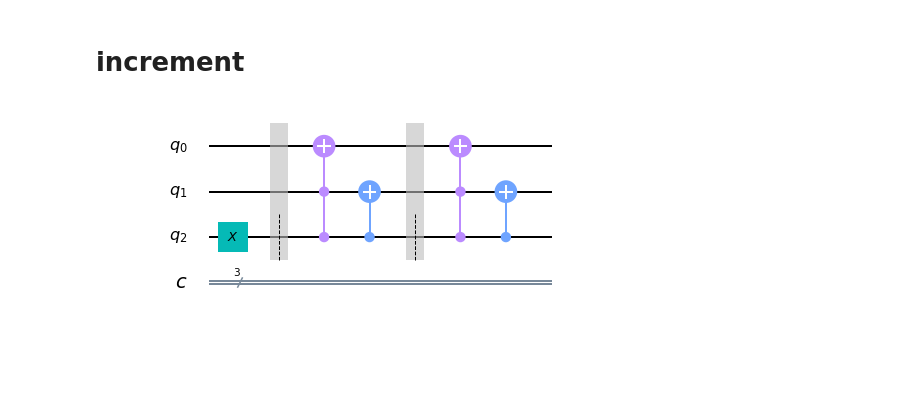
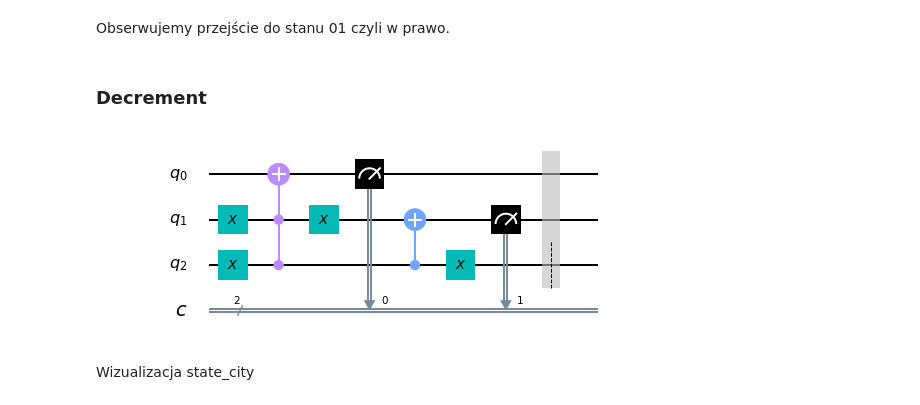
Before and after one commit to mijapa/mathematical-methods-of-quantum-computer-science, a Jupyter notebook: lab5/lab5_0_1.ipynb, the cells around one changed output. Saved outputs shown, nothing was run; the diff lists cells and outputs as text; code cells hidden in the pictures; blank space fills up the shorter version.

Commit message:
correct lab 5 - quantum random walk

```diff
--- a/lab5/lab5_0_1.ipynb
+++ b/lab5/lab5_0_1.ipynb
@@ -5,16 +67,23 @@ from qiskit import *
+# %% [markdown]
+Obserwujemy przejście do stanu 01 czyli w prawo.
 # %% [markdown]
-# increment
+### Decrement
 # %%
-circ = QuantumCircuit(3,3)
+circ = QuantumCircuit(3,2)
+circ.x(1)
+circ.x(2)
+circ.ccx(2,1,0)
+circ.x(1)
+circ.cx(2,1)
 circ.x(2)
 circ.barrier(2)
-circ.ccx(2,1,0)
-circ.cx(2,1)
-circ.barrier(2)
-#circ.measure(0,0)
+circ.measure(0,0)
+circ.measure(1,1)
 circ.draw()
 # %% [output]
-[figure, old version]
+[figure, new version]
+# %% [markdown]
+Wizualizacja state_city
 # %%
 from qiskit import Aer
 backend = Aer.get_backend('statevector_simulator')
```
Also changed, not shown: parts of 15 cells of this notebook, 3 other files.
